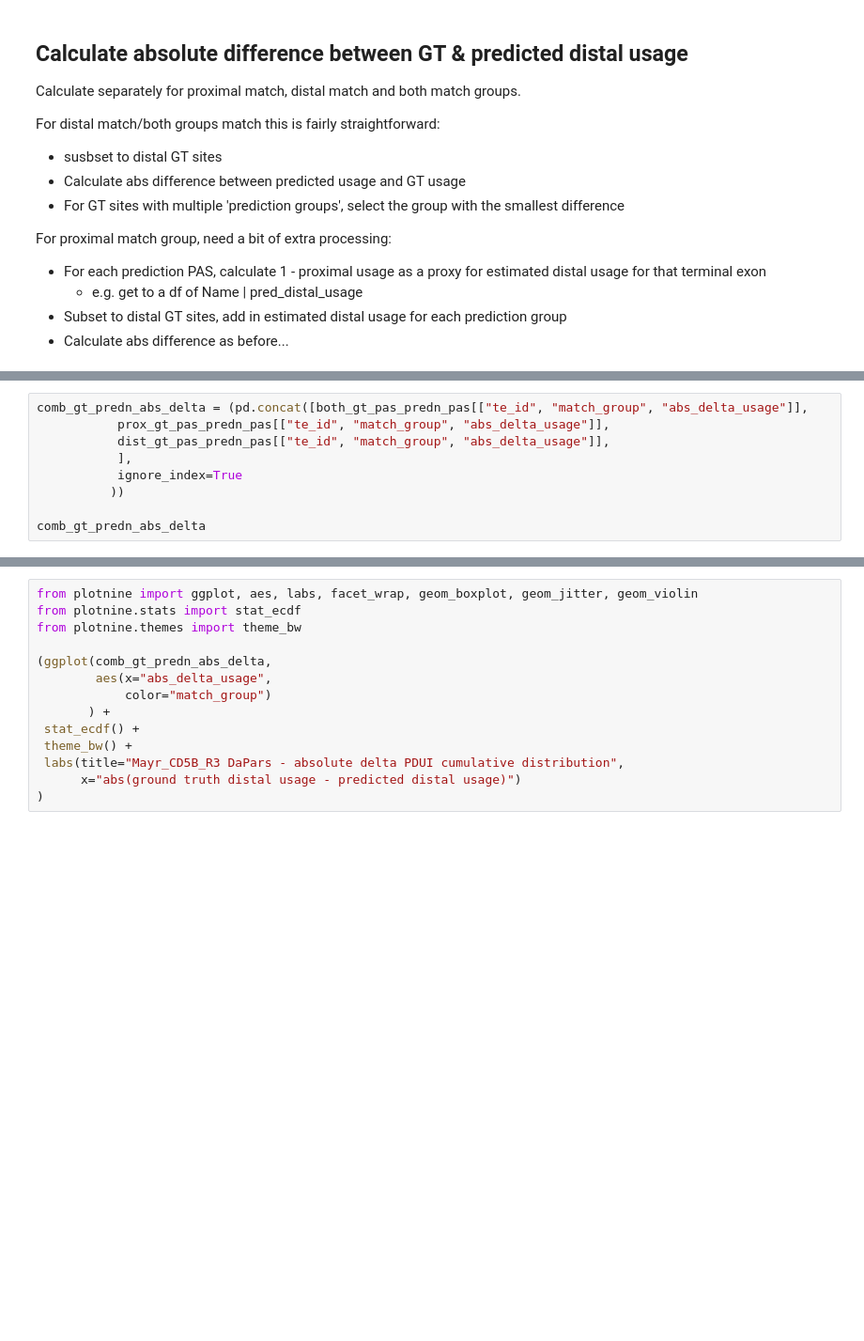
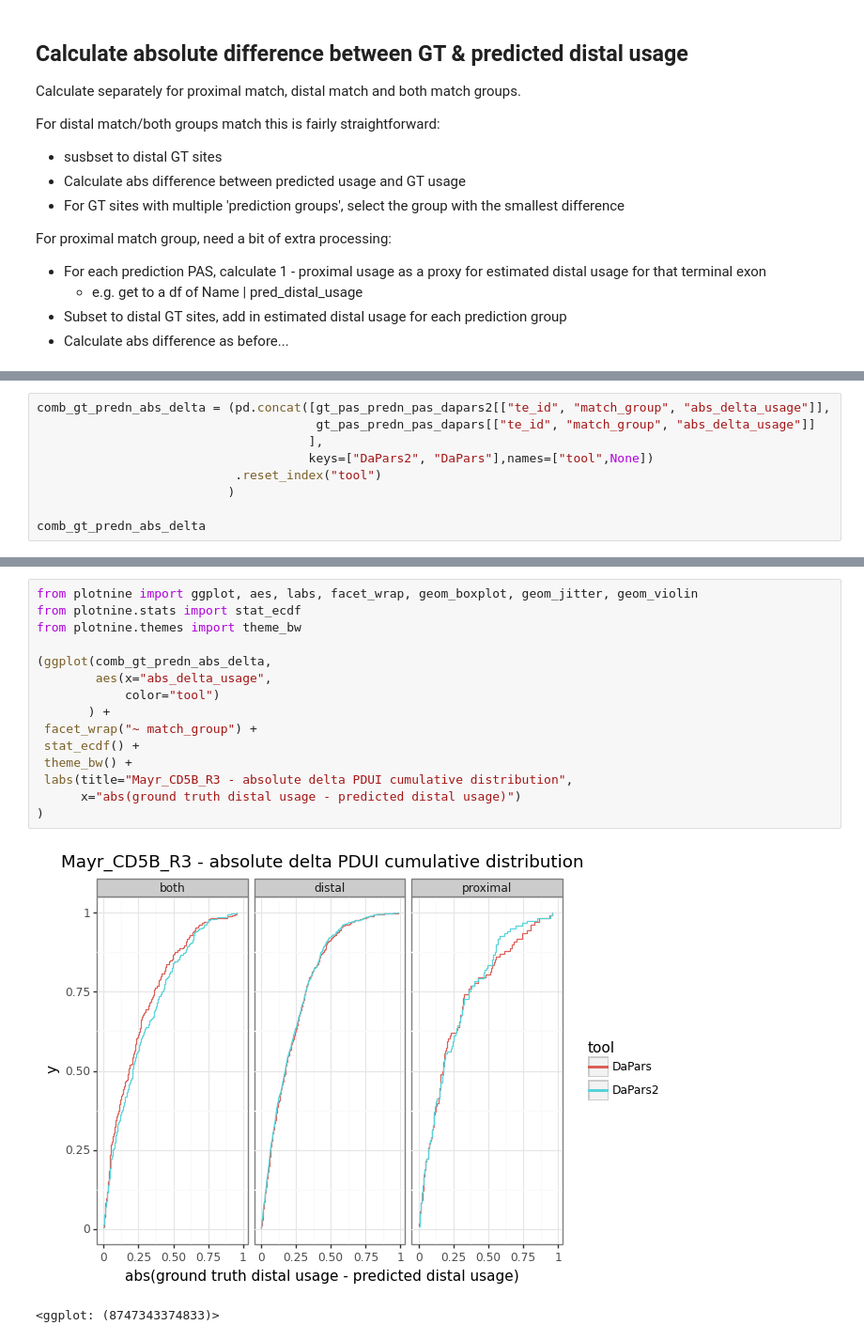
Before and after one commit to iRNA-COSI/APAeval, a Jupyter notebook: summary_workflows/relative_quantification/poc/relative_quant_poc.ipynb, the cells around one changed output, grey strips where cells are left out. Shown at 94% size. Drawn from its saved outputs; the diff is of its cells as text; blank space fills up the shorter version.

Commit message:
Functions to calculate abs difference for match groups. Plot abs delta cum dist for the two tools

```diff
--- a/summary_workflows/relative_quantification/poc/relative_quant_poc.ipynb
+++ b/summary_workflows/relative_quantification/poc/relative_quant_poc.ipynb
@@ -1815,9 +1871,9 @@ prox_gt_pas_predn_pas
 # %%
-comb_gt_predn_abs_delta = (pd.concat([both_gt_pas_predn_pas[["te_id", "match_group", "abs_delta_usage"]],
-           prox_gt_pas_predn_pas[["te_id", "match_group", "abs_delta_usage"]],
-           dist_gt_pas_predn_pas[["te_id", "match_group", "abs_delta_usage"]],
-           ],
-           ignore_index=True
-          ))
+comb_gt_predn_abs_delta = (pd.concat([gt_pas_predn_pas_dapars2[["te_id", "match_group", "abs_delta_usage"]],
+                                      gt_pas_predn_pas_dapars[["te_id", "match_group", "abs_delta_usage"]]
+                                     ],
+                                     keys=["DaPars2", "DaPars"],names=["tool",None])
+                           .reset_index("tool")
+                          )
 
 comb_gt_predn_abs_delta
@@ -1824,14 +1894,18 @@ comb_gt_predn_abs_delta
 # %%
 from plotnine import ggplot, aes, labs, facet_wrap, geom_boxplot, geom_jitter, geom_violin
 from plotnine.stats import stat_ecdf
 from plotnine.themes import theme_bw
 
 (ggplot(comb_gt_predn_abs_delta,
         aes(x="abs_delta_usage",
-            color="match_group")
+            color="tool")
        ) +
+ facet_wrap("~ match_group") +
  stat_ecdf() +
  theme_bw() +
- labs(title="Mayr_CD5B_R3 DaPars - absolute delta PDUI cumulative distribution",
+ labs(title="Mayr_CD5B_R3 - absolute delta PDUI cumulative distribution",
       x="abs(ground truth distal usage - predicted distal usage)")
 )
+# %% [output]
+[figure, added]
+<ggplot: (8747343374833)>
```
Also changed, not shown: parts of 33 cells of this notebook.
